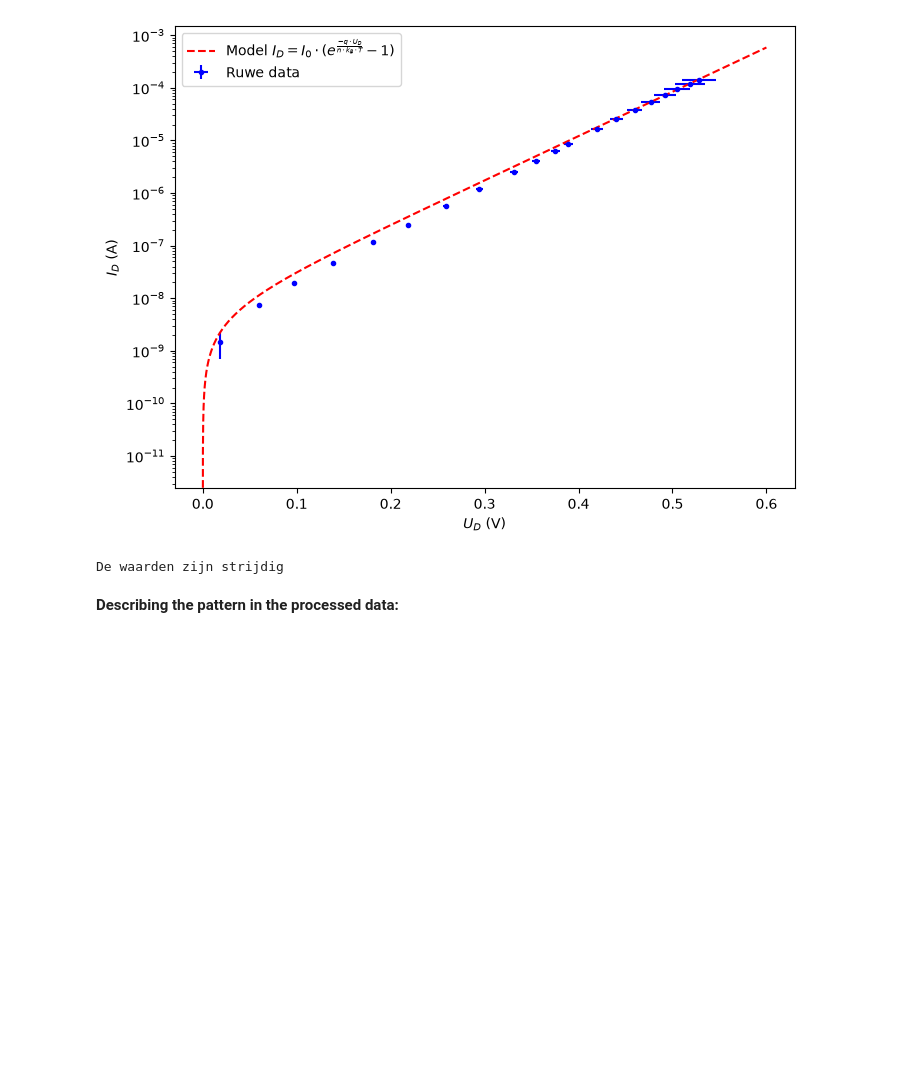
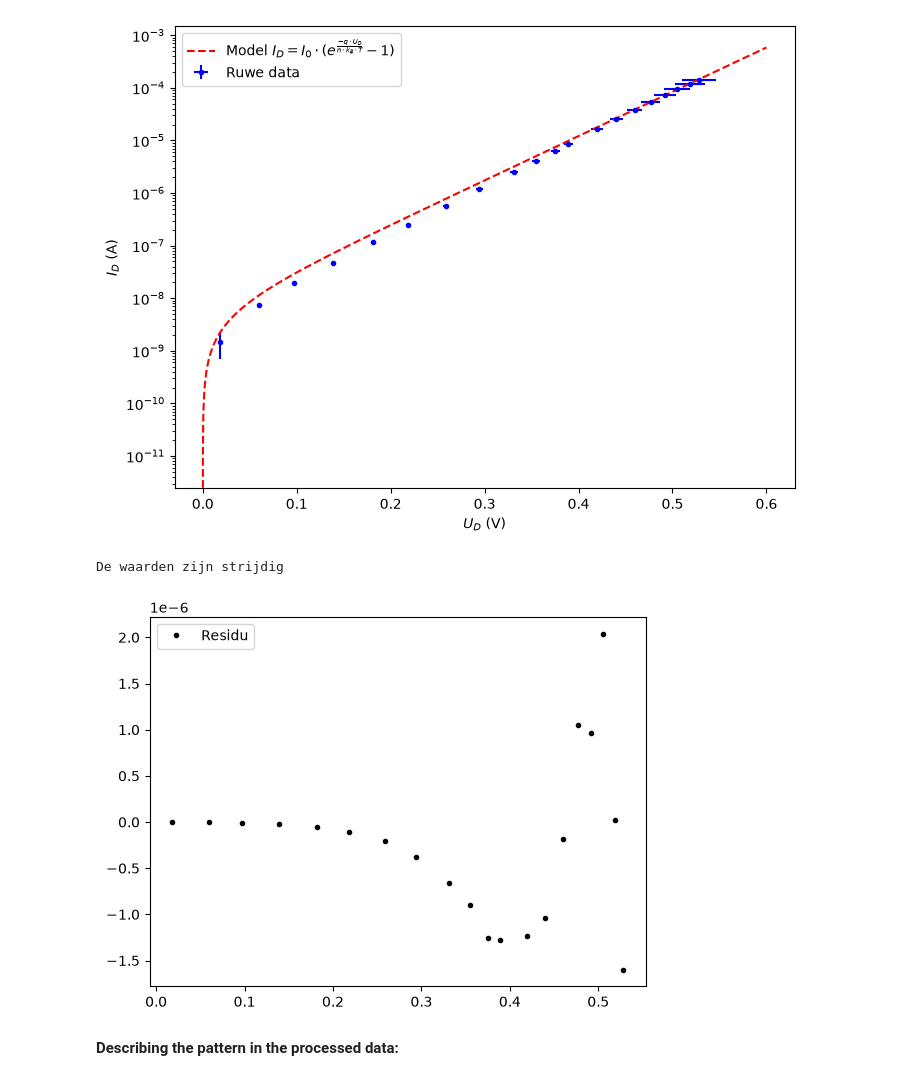
Before and after one commit to Feltse/IP2_Boltzmann_experiment, a Jupyter notebook: content/tn13015_exp/BM_labjournaal.ipynb, the cells around one changed output. Drawn from its saved outputs; the diff is of its cells as text; code cells hidden in the pictures; blank space fills up the shorter version.

```diff
--- a/content/tn13015_exp/BM_labjournaal.ipynb
+++ b/content/tn13015_exp/BM_labjournaal.ipynb
@@ -145,3 +141,12 @@ De waarden zijn strijdig
+# %%
+#Data processing and analysis:
+y_res = I_D - f_Boltzmann(U_D,*val)
+plt.figure()
+plt.plot(U_D,y_res,'k.',label = 'Residu')
+plt.legend(loc='upper left')
+plt.show()
+# %% [output]
+[figure, added]
 # %% [markdown]
 **Describing the pattern in the processed data:**
 # %%
```
Also changed, not shown: parts of 3 cells of this notebook.
